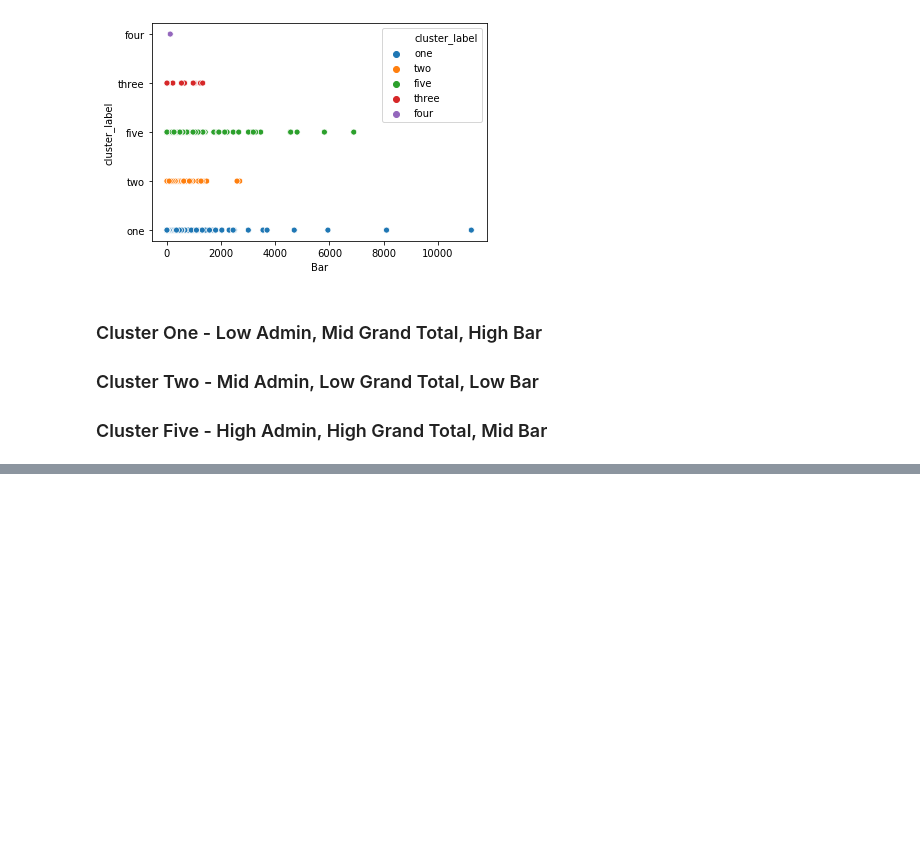
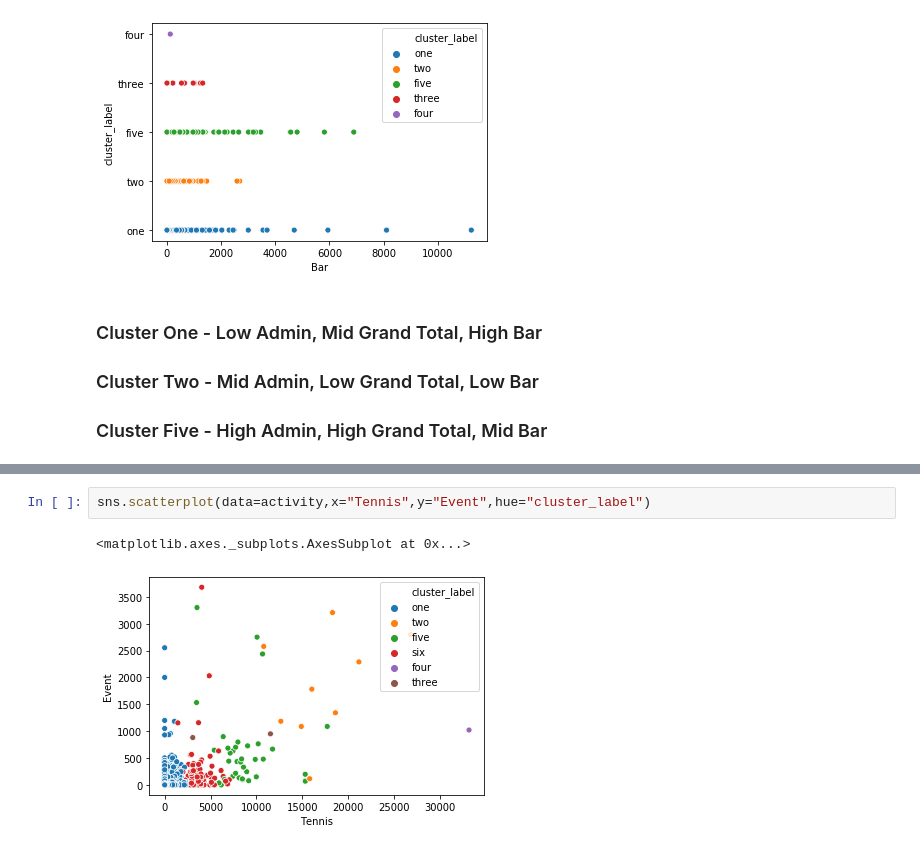
Before and after one commit to crisgiovanoni/jncc_project, a Jupyter notebook: modeling.ipynb, the cells around one changed output, grey strips where cells are left out. Drawn from its saved outputs; the diff is of its cells as text; blank space fills up the shorter version.

```diff
--- a/modeling.ipynb
+++ b/modeling.ipynb
@@ -229,0 +343,5 @@ sns.scatterplot(x="Bar",y="cluster_label",data=categorical,hue="cluster_label")
+# %%
+sns.scatterplot(data=activity,x="Tennis",y="Event",hue="cluster_label")
+# %% [output]
+<matplotlib.axes._subplots.AxesSubplot at 0x...>
+[figure, added]
```
Also changed, not shown: parts of 53 cells of this notebook.
